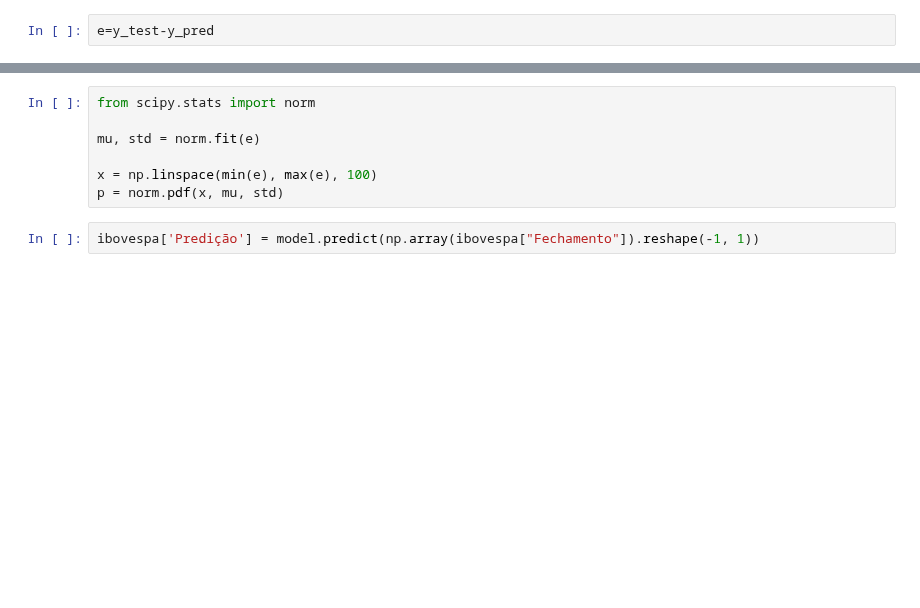
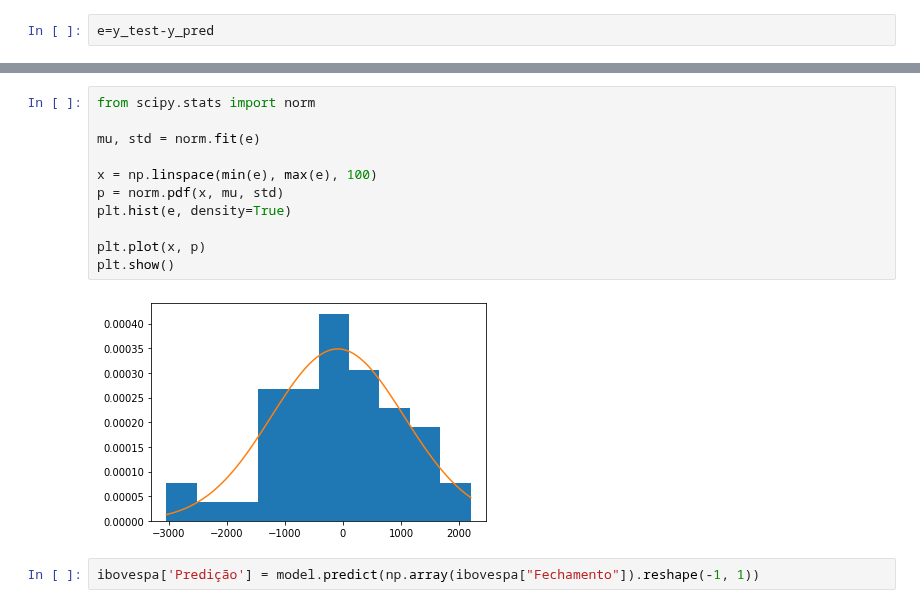
Before and after one commit to pbcarani/P3-Data-Science, a Jupyter notebook: P3_NOVO.ipynb, the cells around one changed output, grey strips where cells are left out. Drawn from its saved outputs; the diff is of its cells as text; blank space fills up the shorter version.

```diff
--- a/P3_NOVO.ipynb
+++ b/P3_NOVO.ipynb
@@ -216,10 +214,16 @@ e.hist();
 # %%
 from scipy.stats import norm
 
 mu, std = norm.fit(e)
 
 x = np.linspace(min(e), max(e), 100)
 p = norm.pdf(x, mu, std)
+plt.hist(e, density=True)
+
+plt.plot(x, p)
+plt.show()
+# %% [output]
+[figure, added]
 # %%
 ibovespa['Predição'] = model.predict(np.array(ibovespa["Fechamento"]).reshape(-1, 1))
 # %%
```
Also changed, not shown: parts of 14 cells of this notebook.
